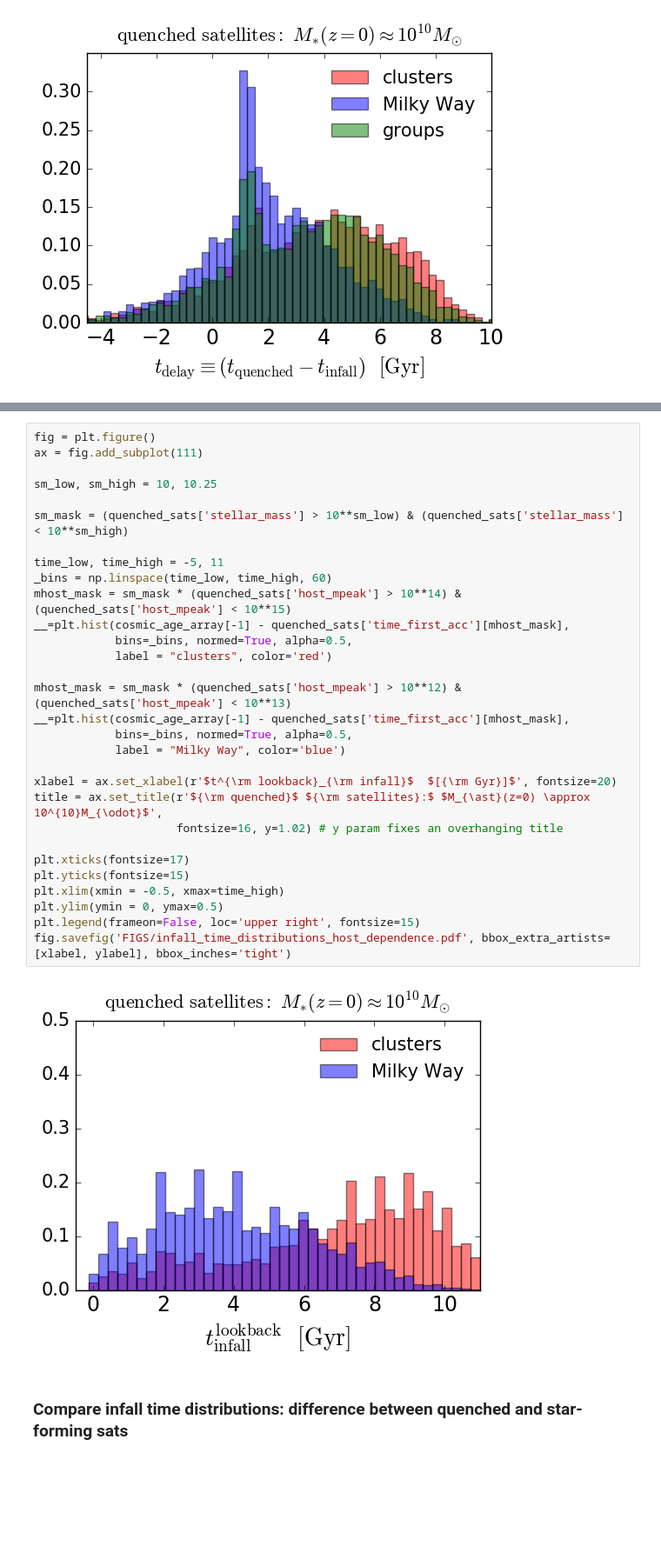
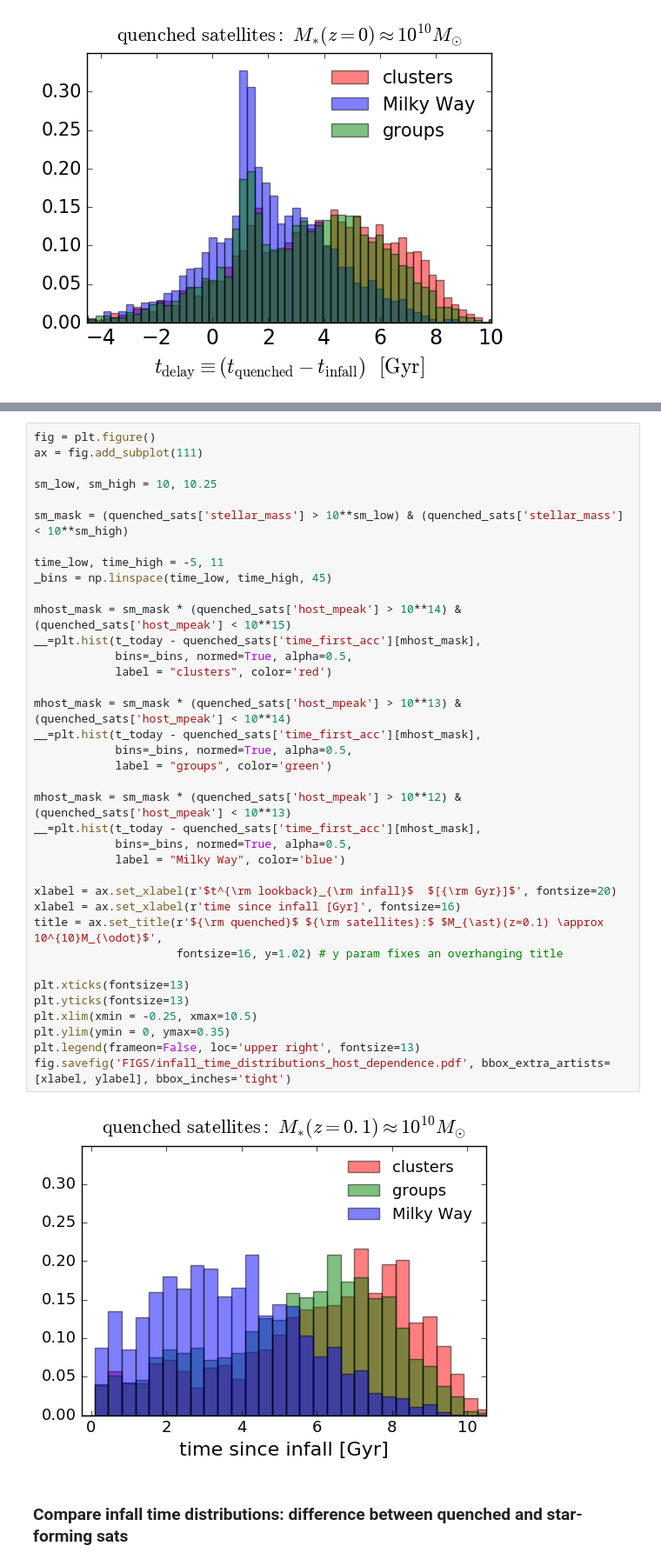
Before and after one commit to aphearin/time_evolving_cam_utils, a Jupyter notebook: fraction_quenched_after_infall.ipynb, the cells around one changed output, grey strips where cells are left out. Shown at 87% size. Cells and saved outputs as stored; diff of their text form; blank space fills up the shorter version.

Commit message:
finished modifying plots with fraction_quenched_after_infall.ipynb

```diff
--- a/fraction_quenched_after_infall.ipynb
+++ b/fraction_quenched_after_infall.ipynb
@@ -358,34 +363,41 @@ plt.legend(frameon=False, loc='upper right', fontsize=15)
 # %%
 fig = plt.figure()
 ax = fig.add_subplot(111)
 
 sm_low, sm_high = 10, 10.25
 
 sm_mask = (quenched_sats['stellar_mass'] > 10**sm_low) & (quenched_sats['stellar_mass'] < 10**sm_high)
 
 time_low, time_high = -5, 11
-_bins = np.linspace(time_low, time_high, 60)
+_bins = np.linspace(time_low, time_high, 45)
+
 mhost_mask = sm_mask * (quenched_sats['host_mpeak'] > 10**14) & (quenched_sats['host_mpeak'] < 10**15)
-__=plt.hist(cosmic_age_array[-1] - quenched_sats['time_first_acc'][mhost_mask],
+__=plt.hist(t_today - quenched_sats['time_first_acc'][mhost_mask],
             bins=_bins, normed=True, alpha=0.5,
             label = "clusters", color='red')
 
+mhost_mask = sm_mask * (quenched_sats['host_mpeak'] > 10**13) & (quenched_sats['host_mpeak'] < 10**14)
+__=plt.hist(t_today - quenched_sats['time_first_acc'][mhost_mask],
+            bins=_bins, normed=True, alpha=0.5,
+            label = "groups", color='green')
+
 mhost_mask = sm_mask * (quenched_sats['host_mpeak'] > 10**12) & (quenched_sats['host_mpeak'] < 10**13)
-__=plt.hist(cosmic_age_array[-1] - quenched_sats['time_first_acc'][mhost_mask],
+__=plt.hist(t_today - quenched_sats['time_first_acc'][mhost_mask],
             bins=_bins, normed=True, alpha=0.5,
             label = "Milky Way", color='blue')
 
 xlabel = ax.set_xlabel(r'$t^{\rm lookback}_{\rm infall}$  $[{\rm Gyr}]$', fontsize=20)
-title = ax.set_title(r'${\rm quenched}$ ${\rm satellites}:$ $M_{\ast}(z=0) \approx 10^{10}M_{\odot}$',
+xlabel = ax.set_xlabel(r'time since infall [Gyr]', fontsize=16)
+title = ax.set_title(r'${\rm quenched}$ ${\rm satellites}:$ $M_{\ast}(z=0.1) \approx 10^{10}M_{\odot}$',
                      fontsize=16, y=1.02) # y param fixes an overhanging title
 
-plt.xticks(fontsize=17)
-plt.yticks(fontsize=15)
-plt.xlim(xmin = -0.5, xmax=time_high)
-plt.ylim(ymin = 0, ymax=0.5)
-plt.legend(frameon=False, loc='upper right', fontsize=15)
+plt.xticks(fontsize=13)
+plt.yticks(fontsize=13)
+plt.xlim(xmin = -0.25, xmax=10.5)
+plt.ylim(ymin = 0, ymax=0.35)
+plt.legend(frameon=False, loc='upper right', fontsize=13)
 fig.savefig('FIGS/infall_time_distributions_host_dependence.pdf', bbox_extra_artists=[xlabel, ylabel], bbox_inches='tight')
 # %% [output]
-[figure, old version]
+[figure, new version]
 # %% [markdown]
 ### Compare infall time distributions: difference between quenched and star-forming sats
```
Also changed, not shown: parts of 5 cells of this notebook, 1 other file.
